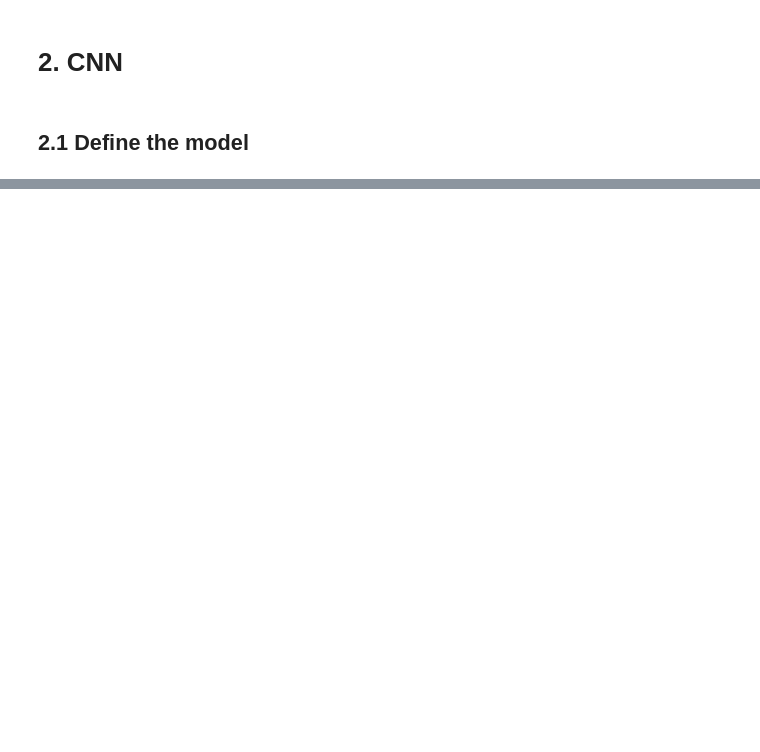
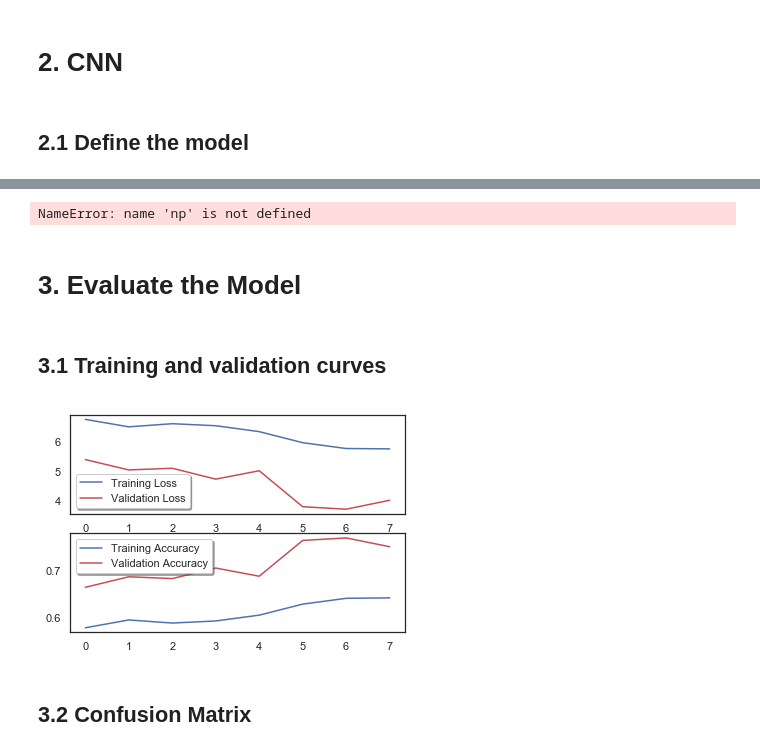
Before and after one commit to PengInGitHub/catboost, a Jupyter notebook: CNN.ipynb, the cells around one changed output, grey strips where cells are left out. Saved outputs shown, nothing was run; the diff lists cells and outputs as text; code cells hidden in the pictures; blank space fills up the shorter version.

```diff
--- a/CNN.ipynb
+++ b/CNN.ipynb
@@ -165,0 +196,29 @@ model.add(Dense(10, activation='softmax'))
+# %%
+# expand dataset artifically in order to avoid overfitting problem
+# make existing dataset even larger
+# how? alter the training data with small transformation to reproduce the variations
+# occuring when someone is writting a digit
+
+# data augmentation: grayscales, horizontal flips, vertical flips,
+# random crops, color jitters, translations, rotations etc.
+
+# use data augumentation to prevent from overfitting
+datagen = ImageDataGenerator(featurewise_center=False, # set input mean to zero over the dataset
+                             samplewise_center=False, # set each sample mean to 0
+                             featurewise_std_normalization=False, # divide inputs by dataset std
+                             samplewise_std_normalization=False, # divide each input by its std
+                             zca_whitening=False, # apply ZCA whitening
+                             rotation_range=10, # randomly rotate images in the range(degrees 0 to 180)
+                             zoom_range=0.1, # randomly zoom image
+                             width_shift_range=0.1, # randomly shift img horizontally (fraction of total width)
+                             height_shift_range=0.1, # randomly shift img vertically (fraction of total height)
+                             horizontal_flip=False, # randomly flip img
+                             vertical_flip=False) # # randomly flip img
+
+datagen.fit(X_train)
+# %%
+# fit the model
+history = model.fit_generator(datagen.flow(X_train, Y_train, batch_size=batch_size),
+                              epochs=epochs, validation_data=(X_val, Y_val),
+                              verbose=2, steps_per_epoch=X_train.shape[0] // batch_size,
+                              callbacks=[learning_rate_reduction])
@@ -165,0 +242,5 @@ model.add(Dense(10, activation='softmax'))
+# %%
+# submission
+results = model.predict(test)
+# %% [output]
+NameError: name 'np' is not defined
@@ -165,0 +259,19 @@ model.add(Dense(10, activation='softmax'))
+# %% [markdown]
+# 3. Evaluate the Model
+# %% [markdown]
+## 3.1 Training and validation curves
+# %%
+# plot the loss and accuracy curve for training and validation
+fig, ax = plt.subplots(2, 1)
+# history.history is a dict with key[val_loss, val_acc, loss, acc] and values [value for value in epoch]
+ax[0].plot(history.history['loss'], color='b', label='Training Loss')
+ax[0].plot(history.history['val_loss'], color='r', label='Validation Loss', axes=ax[0])
+legend = ax[0].legend(loc='best', shadow=True)
+
+ax[1].plot(history.history['acc'], color='b', label='Training Accuracy')
+ax[1].plot(history.history['val_acc'], color='r', label='Validation Accuracy')
+legend = ax[1].legend(loc='best', shadow=True)
+# %% [output]
+[figure, added]
+# %% [markdown]
+## 3.2 Confusion Matrix
```
Also changed, not shown: parts of 13 cells of this notebook.
